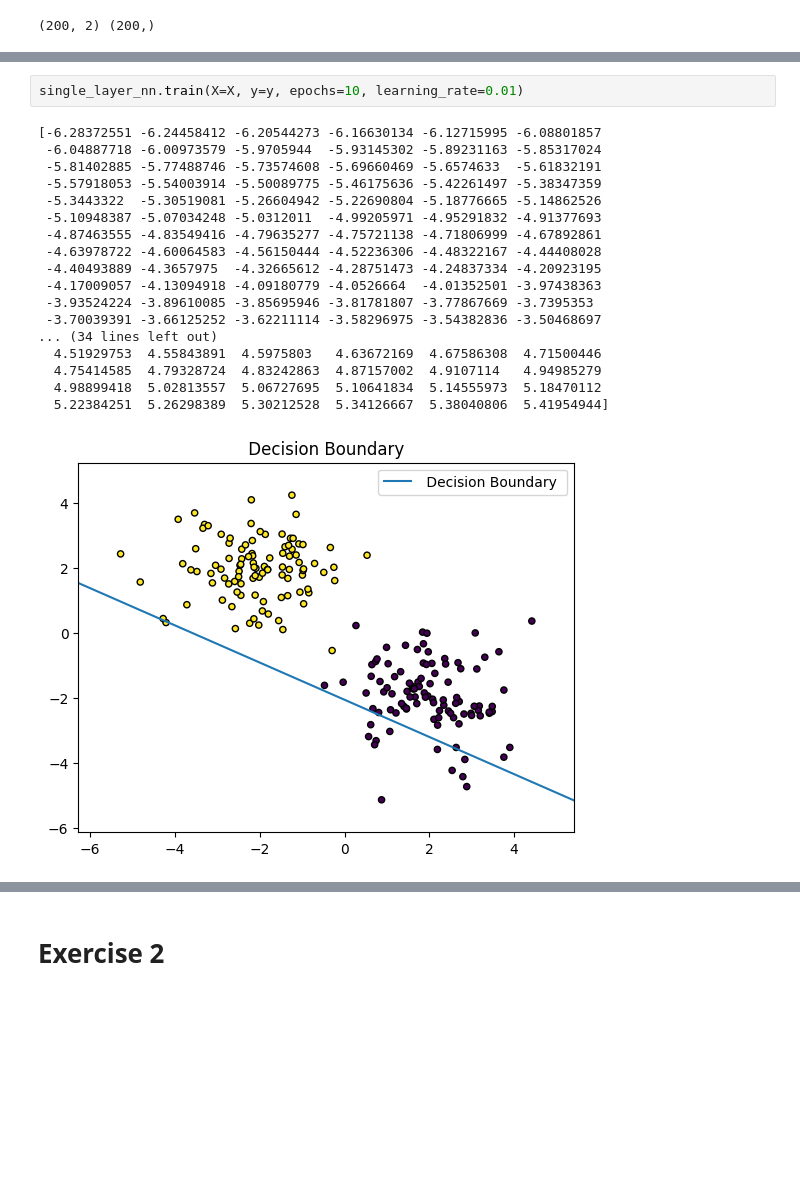
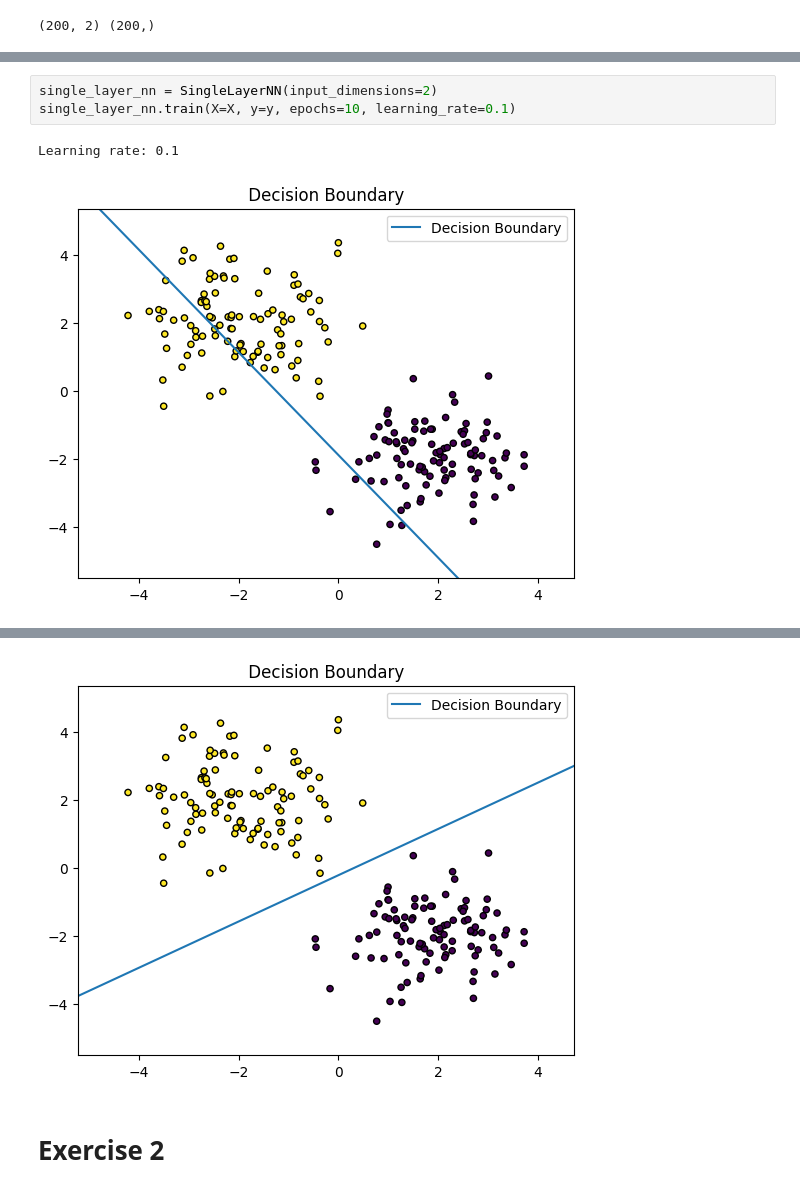
Before and after one commit to Cyrkryta/UCPH-ITDS-Assignments, a Jupyter notebook: Assignment-5/assignment5.ipynb, the cells around one changed output, grey strips where cells are left out. Cells and saved outputs as stored; diff of their text form; blank space fills up the shorter version.

```diff
--- a/Assignment-5/assignment5.ipynb
+++ b/Assignment-5/assignment5.ipynb
@@ -122,21 +185,6 @@ single_layer_nn = SingleLayerNN(input_dimensions=2)
 # %%
-single_layer_nn.train(X=X, y=y, epochs=10, learning_rate=0.01)
+single_layer_nn = SingleLayerNN(input_dimensions=2)
+single_layer_nn.train(X=X, y=y, epochs=10, learning_rate=0.1)
 # %% [output]
-[-6.28372551 -6.24458412 -6.20544273 -6.16630134 -6.12715995 -6.08801857
- -6.04887718 -6.00973579 -5.9705944  -5.93145302 -5.89231163 -5.85317024
- -5.81402885 -5.77488746 -5.73574608 -5.69660469 -5.6574633  -5.61832191
- -5.57918053 -5.54003914 -5.50089775 -5.46175636 -5.42261497 -5.38347359
- -5.3443322  -5.30519081 -5.26604942 -5.22690804 -5.18776665 -5.14862526
- -5.10948387 -5.07034248 -5.0312011  -4.99205971 -4.95291832 -4.91377693
- -4.87463555 -4.83549416 -4.79635277 -4.75721138 -4.71806999 -4.67892861
- -4.63978722 -4.60064583 -4.56150444 -4.52236306 -4.48322167 -4.44408028
- -4.40493889 -4.3657975  -4.32665612 -4.28751473 -4.24837334 -4.20923195
- -4.17009057 -4.13094918 -4.09180779 -4.0526664  -4.01352501 -3.97438363
- -3.93524224 -3.89610085 -3.85695946 -3.81781807 -3.77867669 -3.7395353
- -3.70039391 -3.66125252 -3.62211114 -3.58296975 -3.54382836 -3.50468697
-... (34 lines left out)
-  4.51929753  4.55843891  4.5975803   4.63672169  4.67586308  4.71500446
-  4.75414585  4.79328724  4.83242863  4.87157002  4.9107114   4.94985279
-  4.98899418  5.02813557  5.06727695  5.10641834  5.14555973  5.18470112
-  5.22384251  5.26298389  5.30212528  5.34126667  5.38040806  5.41954944]
+Learning rate: 0.1
-[figure, old version]
+[figure, new version]
@@ -144,3 +201,4 @@ ValueError: shapes (2,) and (200,2) not aligned: 2 (dim 0) != 200 (dim 0)
+[figure, added]
 # %% [markdown]
 # Exercise 2
 # %% [markdown]
```
Also changed, not shown: parts of 6 cells of this notebook, 2 other files.
